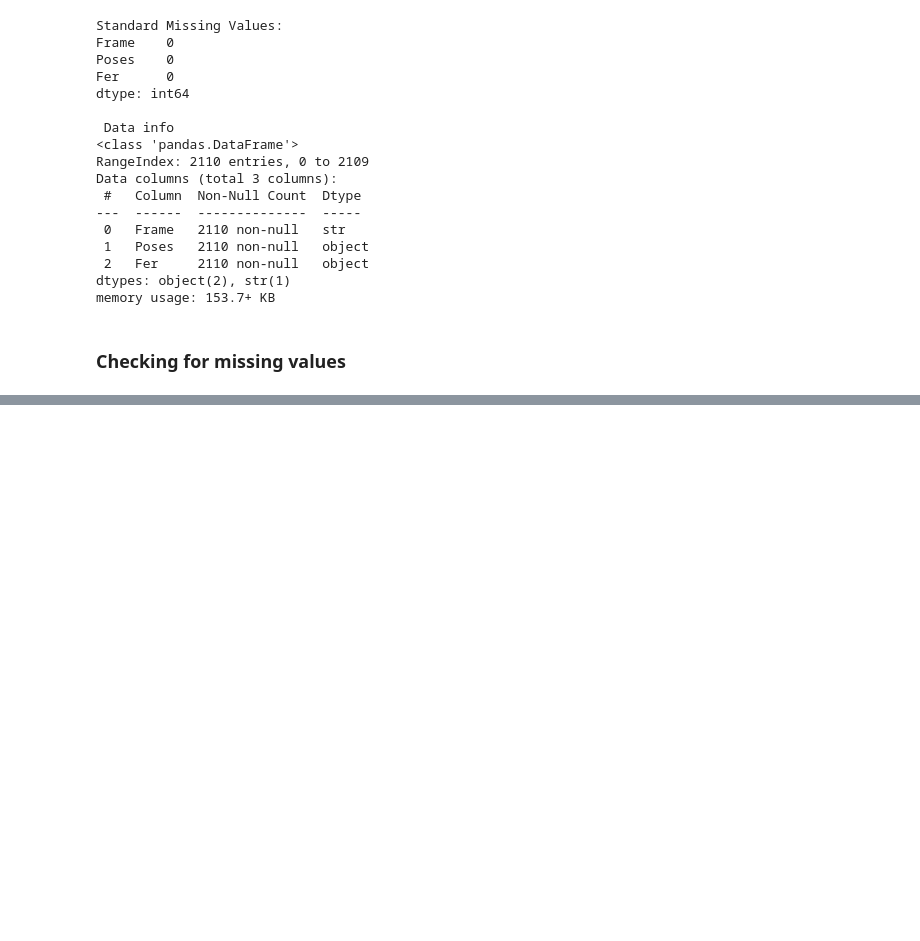
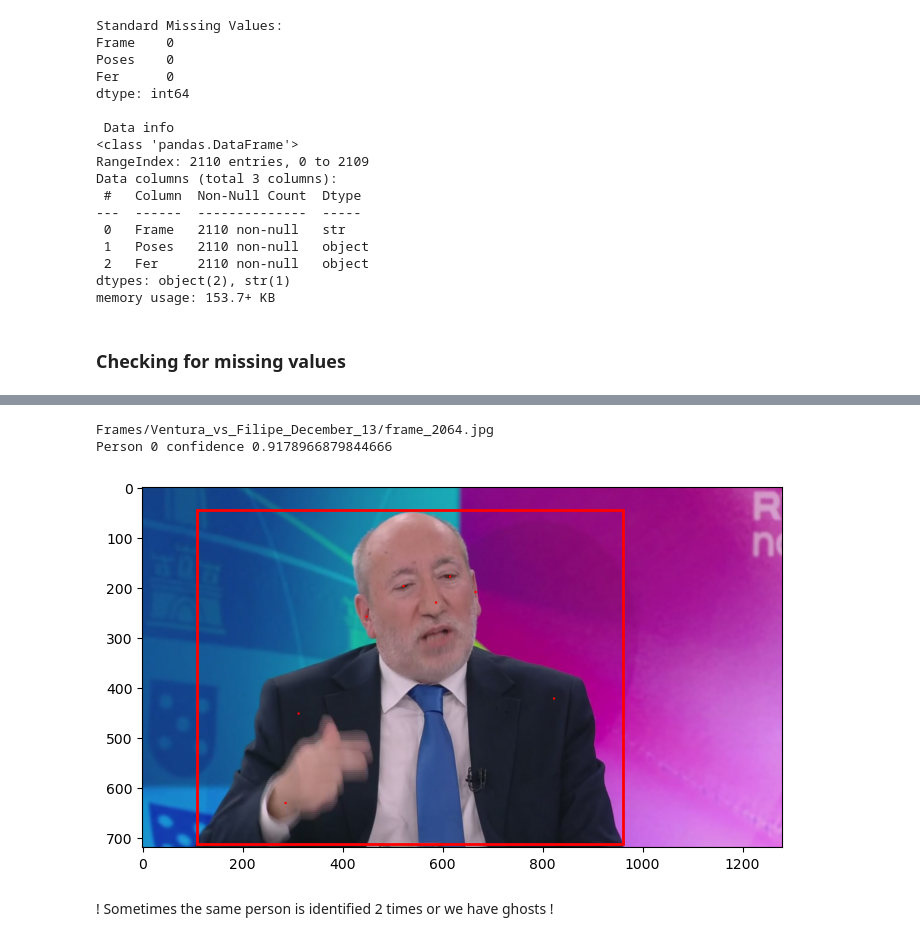
Before and after one commit to Dinisas/Big-Data, a Jupyter notebook: project_eda_visual.ipynb, the cells around one changed output, grey strips where cells are left out. Cells and saved outputs as stored; diff of their text form; code cells hidden in the pictures; blank space fills up the shorter version.

```diff
--- a/project_eda_visual.ipynb
+++ b/project_eda_visual.ipynb
@@ -124,7 +127,15 @@ Frames with 0 faces detected: 8
 # %%
-# Create a new column for the number of people per frame
-data['People_count'] = data['Poses'].apply(lambda x: len(x) if isinstance(x, list) else 0)
+# Define a function that processes a single frame's data
+def count_confident_poses(pose_list):
+    if isinstance(pose_list, list):
+        # loop through each person IN the list and count them if confidence > 0.5
+        return sum(1 for person in pose_list if person.get('class_conf', 0) > 0.5)
 
-# Get the summary distribution
+    # Return 0 if it's not a list or is empty
+    return 0
+
+# apply the function to the entire column to create the new column
+data['People_count'] = data['Poses'].apply(count_confident_poses)
+
 print("Distribution of people detected per frame:")
 print(data['People_count'].value_counts().sort_index())
@@ -130,0 +150,50 @@ print(data['People_count'].value_counts().sort_index())
+# %%
+import matplotlib.patches as patches
+
+# Access one frame
+frame =
+
+data.iloc[frame]
+
+frame_id = data.iloc[frame]['Frame']
+print(frame_id)
+
+img = Image.open(frame_id)
+
+fig = plt.figure()
+ax = fig.add_axes([0, 0, 1, 1])
+ax.imshow(img)
+
+# list of distinct colors
+my_colors = ['red', 'green', 'blue', 'yellow', 'cyan', 'magenta', 'orange', 'purple']
+
+for i, person in enumerate(data.iloc[frame]['Poses']):
+    box = person['bbox']
+    conf = person['class_conf']
+
+    print(f"Person {i}: confidence {conf}")
+
+    current_color = my_colors[i % len(my_colors)]
+
+    rect = patches.Rectangle(
+        (box[0], box[1]),
+        box[2]-box[0],
+        box[3]-box[1],
+        linewidth=2,
+        edgecolor=current_color,
+        facecolor='none',
+    )
+
+    ax.add_patch(rect)
+
+    for kp in person['pose']:
+        if kp[2] > 0.5:
+            kx, ky = int(kp[0]), int(kp[1])
+            keypoint = patches.Circle((kx, ky), 1, color=current_color)
+            ax.add_patch(keypoint)
+# %% [output]
+Frames/Ventura_vs_Filipe_December_13/frame_2064.jpg
+Person 0 confidence 0.9178966879844666
+[figure, added]
+# %% [markdown]
+! Sometimes the same person is identified 2 times or we have ghosts !
```
Also changed, not shown: parts of 4 cells of this notebook.
